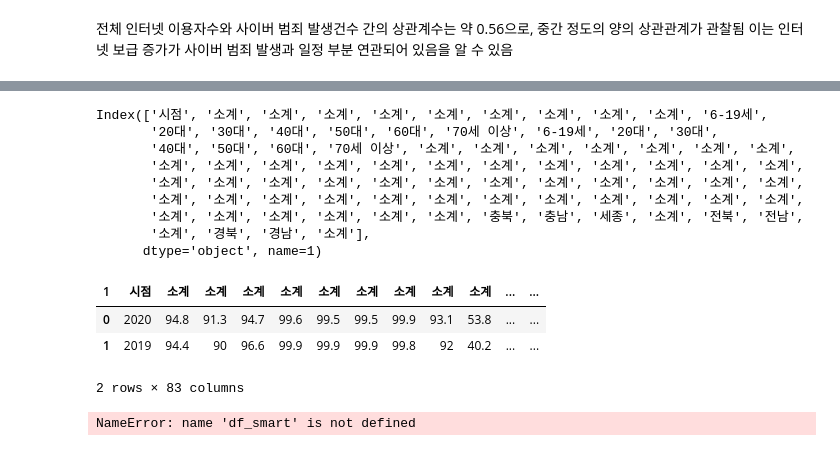
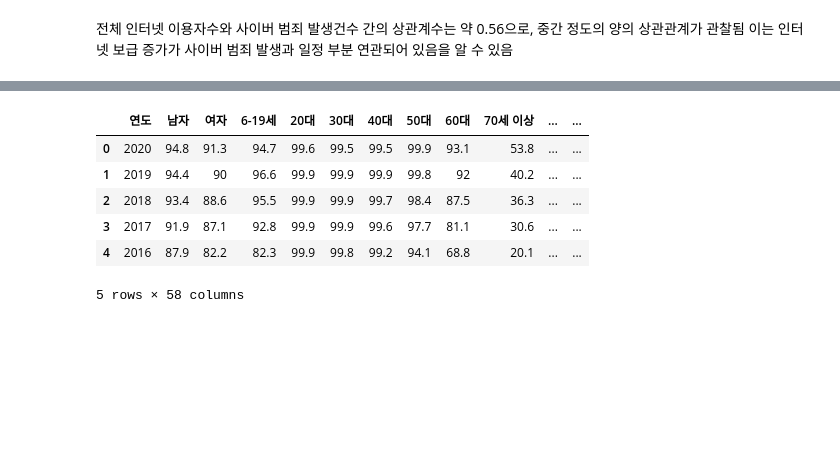
Before and after one commit to ppyoo1229/ML_Study, a Jupyter notebook: 산업공학실험/산업공학실험 과제_003_12226147_표채연_20250411_6주차과제.ipynb, the cells around one changed output, grey strips where cells are left out. Saved outputs shown, nothing was run; the diff lists cells and outputs as text; code cells hidden in the pictures; blank space fills up the shorter version.

```diff
--- a/산업공학실험/산업공학실험 과제_003_12226147_표채연_20250411_6주차과제.ipynb
+++ b/산업공학실험/산업공학실험 과제_003_12226147_표채연_20250411_6주차과제.ipynb
@@ -216,2 +218,3 @@ smartphone.head(3)
 # %%
-smartphone.columns
+smartphone.columns = smartphone.iloc[0]
+smartphone = smartphone.drop(index=0).reset_index(drop=True)
@@ -232,19 +220,0 @@ Index(['시점', '성별', '성별.1', '연령별', '연령별.1', '연령별.2'
-# %%
-smartphone.columns = smartphone.iloc[0]
-smartphone = smartphone.drop([0,1]).reset_index(drop=True) #상단 2줄 제거
-
-# '시점' 컬럼명 확인하고 숫자화
-smartphone.rename(columns={smartphone.columns[0]: '시점'}, inplace=True)
-smartphone['시점'] = pd.to_numeric(smartphone['시점'], errors='coerce')
-
-
-# 필요 없는 컬럼 드롭
-drop_cols = [col for col in smartphone.columns if '성*연령별' in str(col) or '청소년성별' in str(col)]
-smartphone = smartphone.drop(columns=drop_cols, errors='ignore')
-smartphone.drop(columns=drop_cols, inplace=True
-
-etc = [col for col in crime.columns if col == '기타']
-crime['기타'] = crime[etc].sum(axis=1)
-crime.drop(columns=etc, inplace=True)
-
-smartphone.head()
@@ -259,38 +220,0 @@ smartphone.head()
-# %%
-smartphone.columns = [
-    '남자', '여자', '6-19세', '20대', '30대', '40대', '50대', '60대', '70세 이상',
-    '전문/관리직', '사무직', '서비스/판매직', '생산관련직', '농림어업직', '무직/기타',
-    '학생', '주부', '무직/기타',
-    '초등졸 이하', '미취학', '무학', '초등학생', '중학생', '초졸일반', '중졸',
-    '고등학생', '중졸일반', '고졸', '대학생', '고졸일반', '대졸 이상', '대학원생', '대졸일반',
-    '100만원 미만', '100-200만원 미만', '200만원 미만', '200-300만원 미만', '200~300만원',
-    '300-400만원 미만', '300~400만원', '400만원 이상', '400~500만원', '500만원 이상', '무응답',
-    '동부', '읍면부',
-    '서울', '부산', '대구', '인천', '광주', '대전', '울산', '경기', '강원', '충청',
-    '전라', '경상', '제주',
-    '충북', '충남', '세종', '전북', '전남', '경북', '경남'
-]
-# %% [output]
-Index(['시점', '소계', '소계', '소계', '소계', '소계', '소계', '소계', '소계', '소계', '6-19세',
-       '20대', '30대', '40대', '50대', '60대', '70세 이상', '6-19세', '20대', '30대',
-       '40대', '50대', '60대', '70세 이상', '소계', '소계', '소계', '소계', '소계', '소계', '소계',
-       '소계', '소계', '소계', '소계', '소계', '소계', '소계', '소계', '소계', '소계', '소계', '소계',
-       '소계', '소계', '소계', '소계', '소계', '소계', '소계', '소계', '소계', '소계', '소계', '소계',
-       '소계', '소계', '소계', '소계', '소계', '소계', '소계', '소계', '소계', '소계', '소계', '소계',
-       '소계', '소계', '소계', '소계', '소계', '소계', '충북', '충남', '세종', '소계', '전북', '전남',
-       '소계', '경북', '경남', '소계'],
-      dtype='object', name=1)
-# %%
-smartphone.head(2)
-# %% [output]
-| 1 | 시점 | 소계 | 소계 | 소계 | 소계 | 소계 | 소계 | 소계 | 소계 | 소계 | ... | ... |
-| 0 | 2020 | 94.8 | 91.3 | 94.7 | 99.6 | 99.5 | 99.5 | 99.9 | 93.1 | 53.8 | ... | ... |
-| 1 | 2019 | 94.4 | 90 | 96.6 | 99.9 | 99.9 | 99.9 | 99.8 | 92 | 40.2 | ... | ... |
-2 rows × 83 columns
-# %%
-# 2. 전체 보유율 추출: 예를 들어 20대만
-df_smart_use = df_smart[['시점', '20대']].copy()
-df_smart_use.columns = ['연도', '20대_스마트폰보유율']
-df_smart_use['20대_스마트폰보유율'] = pd.to_numeric(df_smart_use['20대_스마트폰보유율'], errors='coerce')
-# %% [output]
-NameError: name 'df_smart' is not defined
@@ -299,0 +221,12 @@ df_compare = pd.merge(df_compare, df_smart_use, on='연도', how='left')
+# %%
+smartphone['시점'] = smartphone['시점'].astype(int)
+smartphone.rename(columns={'시점': '연도'}, inplace=True)
+smartphone.head()
+# %% [output]
+|  | 연도 | 남자 | 여자 | 6-19세 | 20대 | 30대 | 40대 | 50대 | 60대 | 70세 이상 | ... | ... |
+| 0 | 2020 | 94.8 | 91.3 | 94.7 | 99.6 | 99.5 | 99.5 | 99.9 | 93.1 | 53.8 | ... | ... |
+| 1 | 2019 | 94.4 | 90 | 96.6 | 99.9 | 99.9 | 99.9 | 99.8 | 92 | 40.2 | ... | ... |
+| 2 | 2018 | 93.4 | 88.6 | 95.5 | 99.9 | 99.9 | 99.7 | 98.4 | 87.5 | 36.3 | ... | ... |
+| 3 | 2017 | 91.9 | 87.1 | 92.8 | 99.9 | 99.9 | 99.6 | 97.7 | 81.1 | 30.6 | ... | ... |
+| 4 | 2016 | 87.9 | 82.2 | 82.3 | 99.9 | 99.8 | 99.2 | 94.1 | 68.8 | 20.1 | ... | ... |
+5 rows × 58 columns
```
Also changed, not shown: parts of 15 cells of this notebook, 1 other file.
